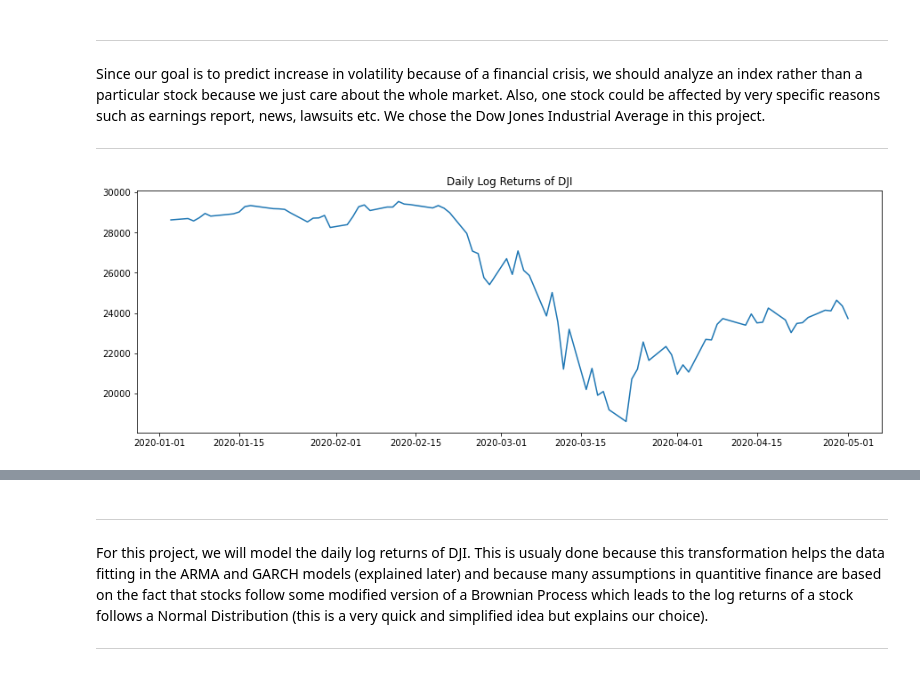
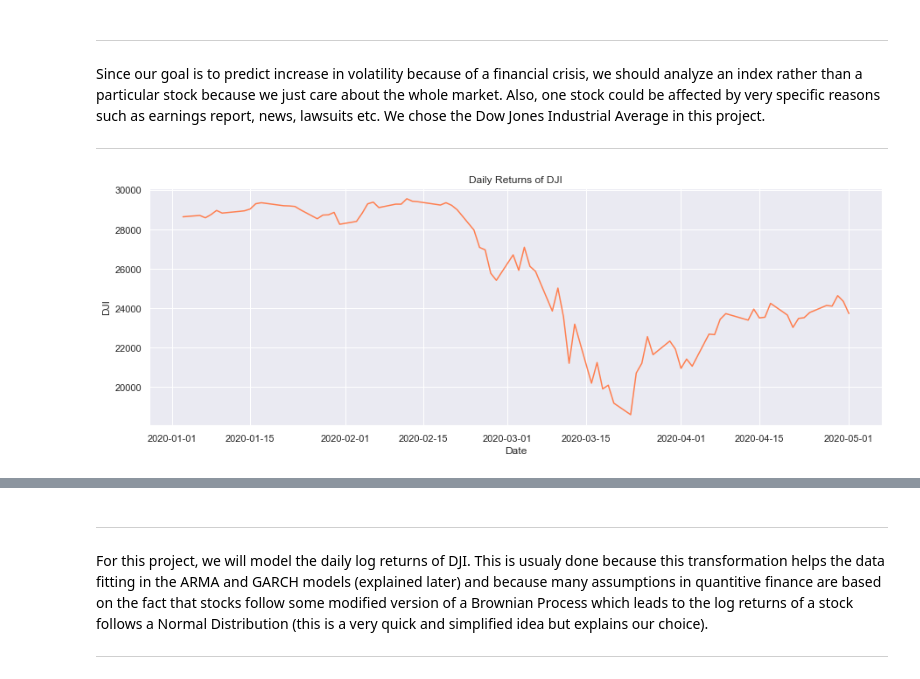
Before and after one commit to epfl-ada/ada-2020-project-milestone-p3-p3_adanas, a Jupyter notebook: creative_extension.ipynb, the cells around one changed output, grey strips where cells are left out. Cells and saved outputs as stored; diff of their text form; code cells hidden in the pictures.

```diff
--- a/creative_extension.ipynb
+++ b/creative_extension.ipynb
@@ -4,5 +8,7 @@ from pandas_datareader import data as pdr
 from datetime import date, datetime
 import numpy as np
 import matplotlib.pyplot as plt
+import seaborn as sns
+sns.set_theme(style="darkgrid")
 
 %matplotlib inline
@@ -86,12 +95,16 @@ Since our goal is to predict increase in volatility because of a financial crisi
 # %%
 # The ticker we analyze for all the following parts : Dow Jones Industrial Average
 ticker = 'DJI'
 
+#*********************************************************************************
+
 fig, ax = plt.subplots(1, figsize=(15,5))
 
-ax.set_title('Daily Log Returns of ' + ticker)
-ax.plot(stocks['Date'], stocks[ticker])
-
+# Plot the daily returns of the index
+ax =  sns.lineplot(x="Date", y=ticker,
+             data=stocks, color='coral')
+ax.set_title('Daily Returns of ' + ticker)
+plt.savefig("DJI_daily_ret.png")
 plt.show()
 # %% [output]
-[figure, old version]
+[figure, new version]
```
Also changed, not shown: parts of 30 cells of this notebook, 9 other files.
